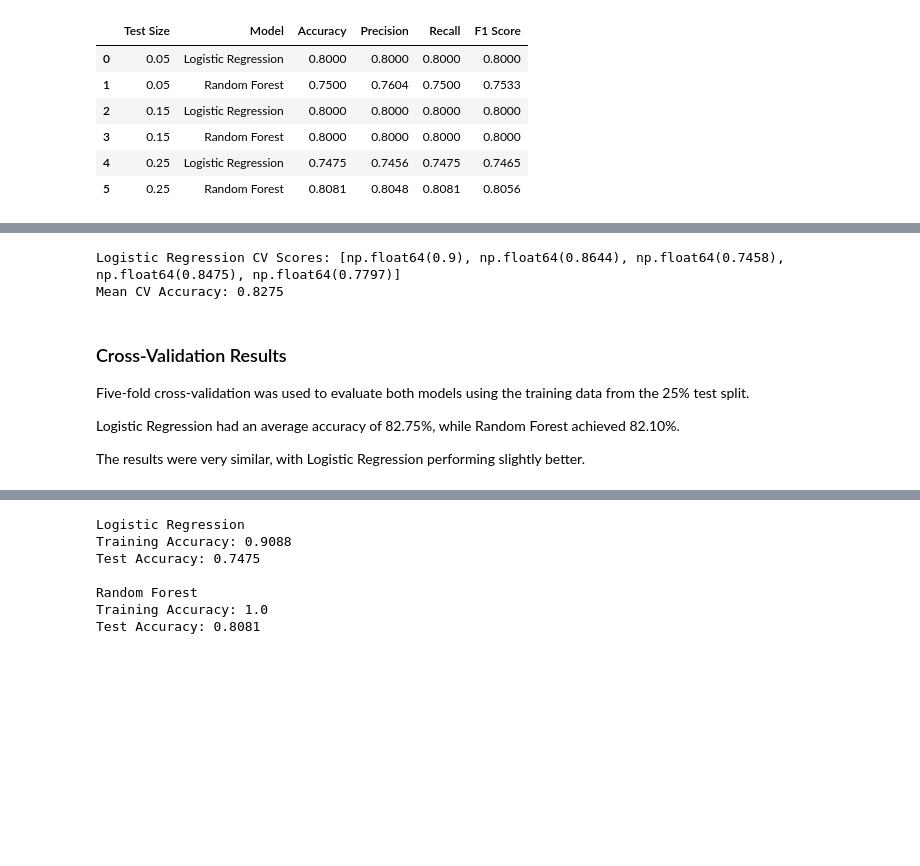
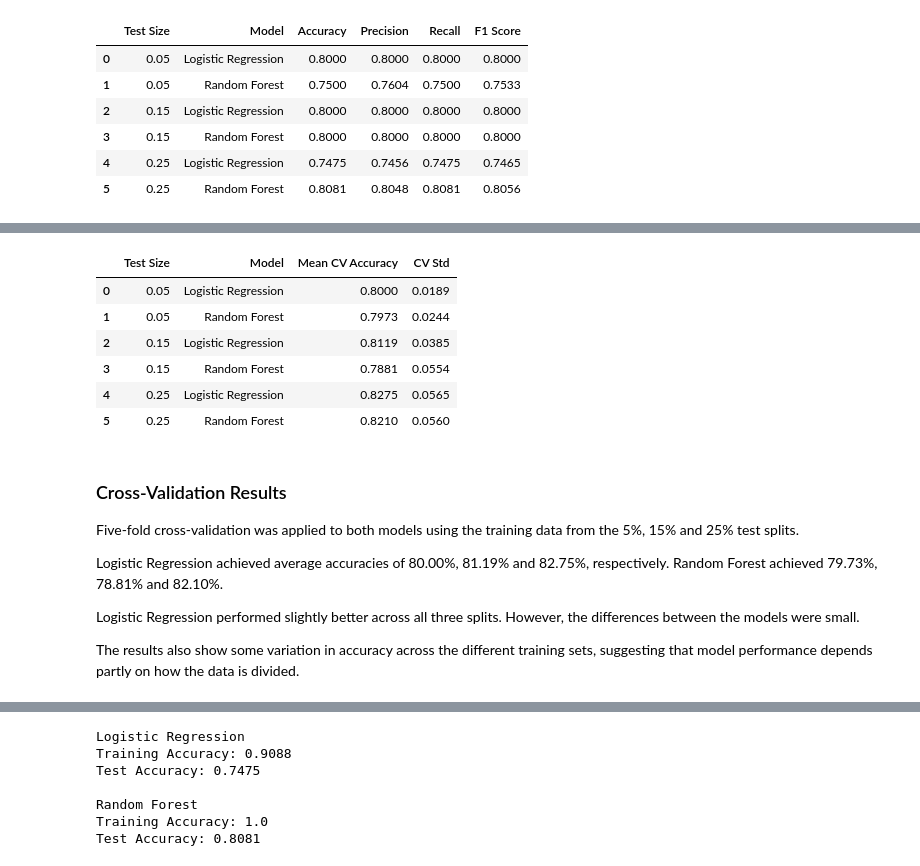
Before and after one commit to sba23349-spec/CA1_MachineLearning_sba23349, a Jupyter notebook: CA1-ML-sba23349.ipynb, the cells around one changed output, grey strips where cells are left out. Cells and saved outputs as stored; diff of their text form; code cells hidden in the pictures; blank space fills up the shorter version.

```diff
--- a/CA1-ML-sba23349.ipynb
+++ b/CA1-ML-sba23349.ipynb
@@ -847,22 +863,61 @@ Mean CV Accuracy: 0.821
 # %%
-lr_cv_scores = cross_val_score(
-    LogisticRegression(max_iter=1000, random_state=42),
-    X_train_scaled,
-    y_train,
-    cv=5,
-    scoring='accuracy'
+# Five-fold cross-validation for the three test sizes
+
+cv_results = []
+
+for test_size in test_sizes:
+
+    X_train_prepared, X_test_prepared, y_train, y_test = prepared_splits[test_size]
+
+    models_cv = {
+        "Logistic Regression": Pipeline([
+            ('scaler', StandardScaler()),
+            ('model', LogisticRegression(max_iter=1000, random_state=42))
+        ]),
+        "Random Forest": RandomForestClassifier(
+            n_estimators=100,
+            random_state=42
+        )
+    }
+
+    for name, model in models_cv.items():
+
+        scores = cross_val_score(
+            model,
+            X_train_prepared,
+            y_train,
+            cv=5,
+            scoring='accuracy'
+        )
+
+        cv_results.append([
+            test_size,
+            name,
+            scores.mean(),
+            scores.std()
+        ])
+
+cv_results_df = pd.DataFrame(
+    cv_results,
+    columns=["Test Size", "Model", "Mean CV Accuracy", "CV Std"]
 )
 
-print("Logistic Regression CV Scores:", [round(score, 4) for score in lr_cv_scores])
-print("Mean CV Accuracy:", round(lr_cv_scores.mean(), 4))
+display(cv_results_df.round(4))
 # %% [output]
-Logistic Regression CV Scores: [np.float64(0.9), np.float64(0.8644), np.float64(0.7458), np.float64(0.8475), np.float64(0.7797)]
-Mean CV Accuracy: 0.8275
+|  | Test Size | Model | Mean CV Accuracy | CV Std |
+| 0 | 0.05 | Logistic Regression | 0.8000 | 0.0189 |
+| 1 | 0.05 | Random Forest | 0.7973 | 0.0244 |
+| 2 | 0.15 | Logistic Regression | 0.8119 | 0.0385 |
+| 3 | 0.15 | Random Forest | 0.7881 | 0.0554 |
+| 4 | 0.25 | Logistic Regression | 0.8275 | 0.0565 |
+| 5 | 0.25 | Random Forest | 0.8210 | 0.0560 |
 # %% [markdown]
 ### Cross-Validation Results
 
-Five-fold cross-validation was used to evaluate both models using the training data from the 25% test split.
+Five-fold cross-validation was applied to both models using the training data from the 5%, 15% and 25% test splits.
 
-Logistic Regression had an average accuracy of 82.75%, while Random Forest achieved 82.10%.
+Logistic Regression achieved average accuracies of 80.00%, 81.19% and 82.75%, respectively. Random Forest achieved 79.73%, 78.81% and 82.10%.
 
-The results were very similar, with Logistic Regression performing slightly better.
+Logistic Regression performed slightly better across all three splits. However, the differences between the models were small.
+
+The results also show some variation in accuracy across the different training sets, suggesting that model performance depends partly on how the data is divided.
```
Also changed, not shown: parts of 16 cells of this notebook.
